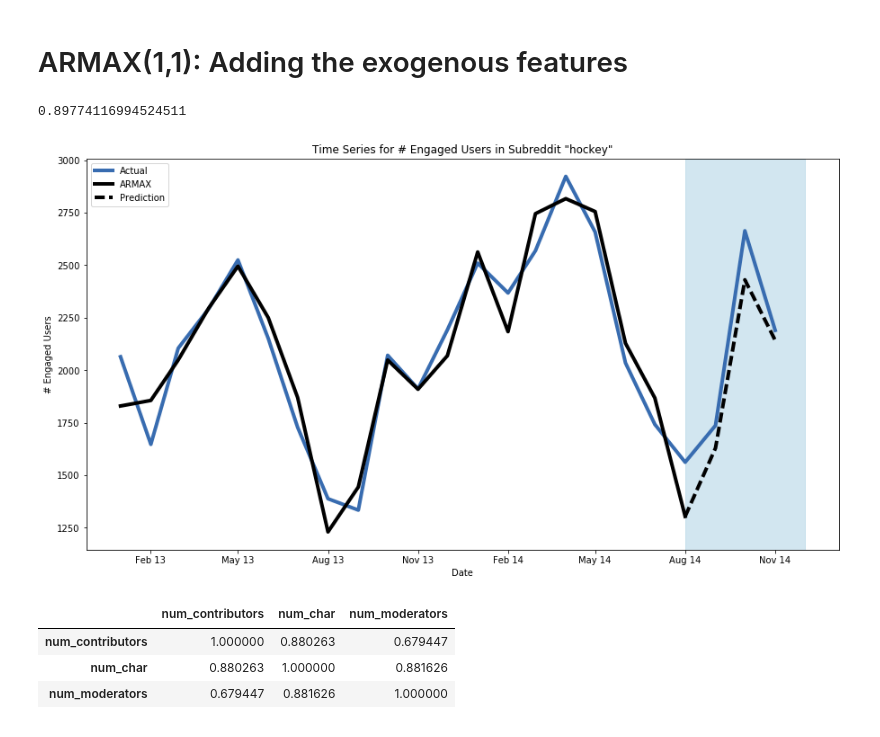
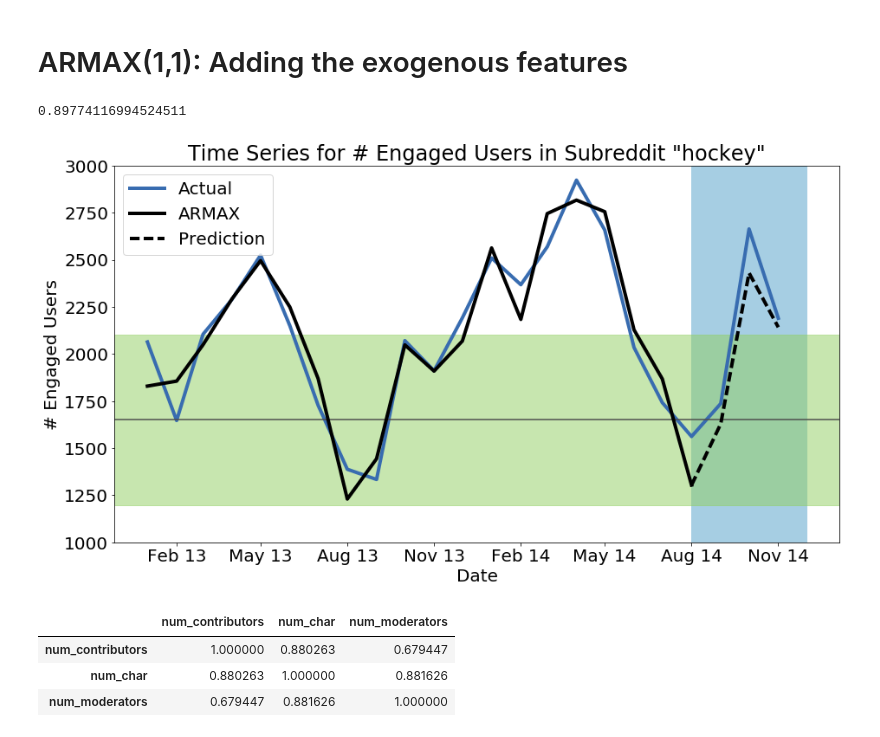
Before and after one commit to tharrington923/rCheckUp, a Jupyter notebook: code/ARMA_models.ipynb, the cells around one changed output. Drawn from its saved outputs; the diff is of its cells as text; code cells hidden in the pictures.

```diff
--- a/code/ARMA_models.ipynb
+++ b/code/ARMA_models.ipynb
@@ -14,8 +14,8 @@ from sklearn import linear_model
 # %% [markdown]
 # Import monthly subreddit data
 # %%
-monthly_subreddit = pd.read_csv('monthly_subreddit_2013_14.csv');
-monthly_subreddit_active = pd.read_csv('monthly_subreddit_active_2013_14.csv');
+monthly_subreddit = pd.read_csv('../data/monthly_subreddit_2013_14.csv');
+monthly_subreddit_active = pd.read_csv('../data/monthly_subreddit_active_2013_14.csv');
 # %%
 def monthToString(month):
     if month <10:
@@ -387,34 +387,36 @@ exog_trend_training = exog_trends[1:20]
 
 #Subtracting the trend
 exog_training = exog_ts_log_ewma_shifted_training-exog_trend_training
 exog_test = exog_ts_log_ewma_shifted_test-exog_trend_test
 
 model = ARIMA(ts_training, order=(1, 0, 1),exog = exog_training)
 #exog_ts
 
 results_ARIMA = model.fit(disp=-1)
 
 ts_forecast = results_ARIMA.forecast(steps=3,exog=exog_test)[0]
 #model_prediction = np.insert(ts_forecast,0,results_ARIMA.fittedvalues[:21])
 model_prediction = np.insert(np.insert(ts_forecast,0,results_ARIMA.fittedvalues),0,ts_training[0])
 model_prediction_inverted = invert_ewma(pd.Series(model_prediction,index=ts.index[:-1])+y_linear_trend[:-1].reshape(23,))
 ts_predicted = np.exp(model_prediction_inverted)
 
 cf_matrix.update_matrix(ts,ts_predicted,1)
 plt.figure(figsize=(15,8))
+plt.rcParams.update({'font.size': 20})
+plt.ylim([1000,3000])
 plt.plot(ts[:-1],linewidth=4,label='Actual',color='#386cb0')
+plt.axvspan(ts.index[-5], ts.index[-1], alpha=1, color='#a6cee3')
+plt.axhline(y=(ts[18]+ts[19])/2.0,color='#4d4d4d')
+plt.axhspan((ts[18]+ts[19])/2.0-ts_predicted[:-3].std(), (ts[18]+ts[19])/2.0+ts_predicted[:-3].std(), alpha=0.5, color='#91cf60')
 plt.plot(ts_predicted[:20],linewidth=4,label='ARMAX',color='black')
 plt.plot(ts_predicted[19:23],'--',linewidth=4,color='black',label='Prediction')
 plt.ylabel('# Engaged Users')
 plt.xlabel('Date')
 plt.xticks(ts[:-1].index[1:][::3],date_labels[1:][::3])#, rotation='vertical')
-#plt.fill_between(ts[:-1],1, where=x>=ts.index[-3], color='orange')
-plt.axvspan(ts.index[-5], ts.index[-1], alpha=0.5, color='#a6cee3')
-#ax.axvspan(ts.index[-3], ts.index[-1], ymin=0.1, ymax=0.9, alpha=0.5, color='red')
 plt.legend()
 plt.title('Time Series for # Engaged Users in Subreddit "' +x+'"')
 
 r2_score(ts[:20],ts_predicted[:-3])
 # %% [output]
 0.89774116994524511
-[figure, old version]
+[figure, new version]
```
Also changed, not shown: parts of 15 cells of this notebook, 7 other files.
